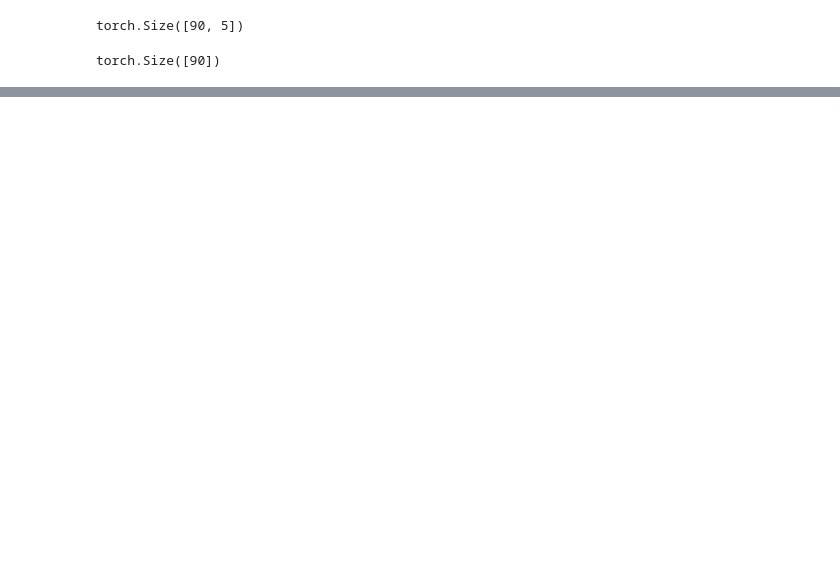
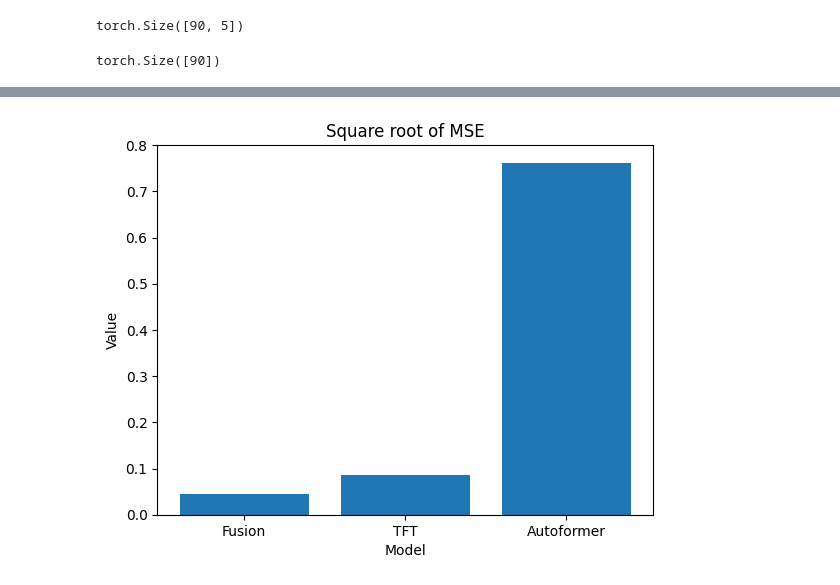
Before and after one commit to luanlam97/Gated_fusion, a Jupyter notebook: fusion.ipynb, the cells around one changed output, grey strips where cells are left out. Cells and saved outputs as stored; diff of their text form; code cells hidden in the pictures; blank space fills up the shorter version.

```diff
--- a/fusion.ipynb
+++ b/fusion.ipynb
@@ -453,6 +472,10 @@ torch.Size([90, 5])
 history_list[0][0][:,-1].size()
 # %% [output]
 torch.Size([90])
+# %%
+fusion_MSE = (fusion_err/count).item()
+tft_MSE = (tft_err/count).item()
+autoformer_MSE = (autoformer_err/count).item()
 # %%
 print('MSE of Fusion on Novel Data:' , (fusion_err/count).item())
 print('MSE of TFT on Novel Data:' , (tft_err/count).item())
@@ -468,3 +487,15 @@ predicted = prediction_list[2][0].cpu().numpy()
+# %%
+x = ['Fusion', 'TFT', 'Autoformer']
+y = np.array([fusion_MSE, tft_MSE,autoformer_MSE])
+plt.bar(x,(y)**.5)
+plt.xlabel("Model")
+
+plt.ylabel("Value")
+plt.title("Square root of MSE")
+plt.savefig("mse_sqrt.png")
+plt.show()
+# %% [output]
+[figure, added]
 # %%
 import numpy as np
 import matplotlib.pyplot as plt
```
Also changed, not shown: parts of 12 cells of this notebook, 12 other files.
